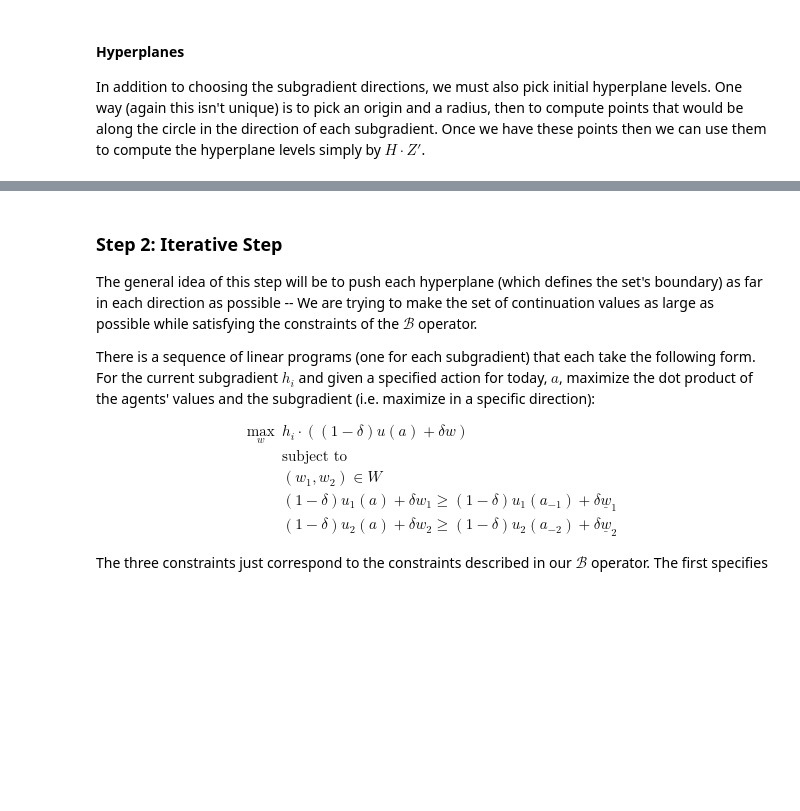
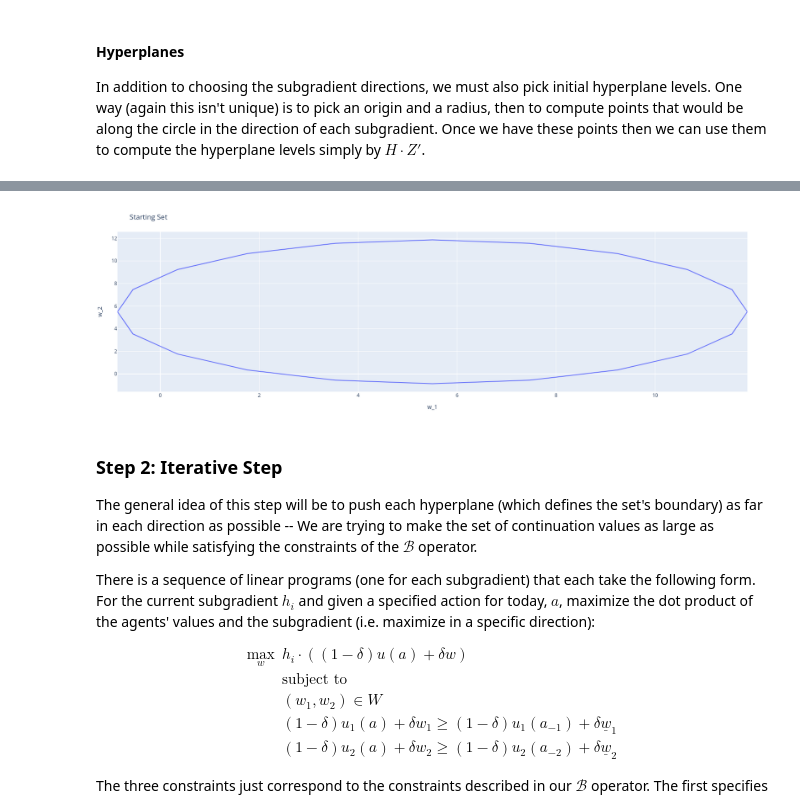
Before and after one commit to QuantEcon/QuantEcon.notebooks, a Jupyter notebook: recursive_repeated_games.ipynb, the cells around one changed output, grey strips where cells are left out. Drawn from its saved outputs; the diff is of its cells as text; code cells hidden in the pictures; blank space fills up the shorter version.

```diff
--- a/recursive_repeated_games.ipynb
+++ b/recursive_repeated_games.ipynb
@@ -395,7 +397,7 @@ Notice that we had a very large radius in this picture, so the code trimmed it d
 -->
 # %%
 n = 20
-C, H, Z = Games.initialize_sg_hpl(rpd, n)
+C, H, Z = GameTheory.initialize_sg_hpl(rpd, n)
 t = scatter(;x=vcat(Z'[:, 1], Z[1, 1]), y=vcat(Z'[:, 2], Z[2, 1]))
 l = Layout(;title="Starting Set", xaxis_title="w_1", yaxis_title="w_2",
             autosize=false, height=500, width=700)
@@ -405,3 +406,4 @@ p = plot(t, l)
+[figure, added]
 # %% [markdown]
 ### Step 2: Iterative Step
 
```
Also changed, not shown: parts of 10 cells of this notebook.
